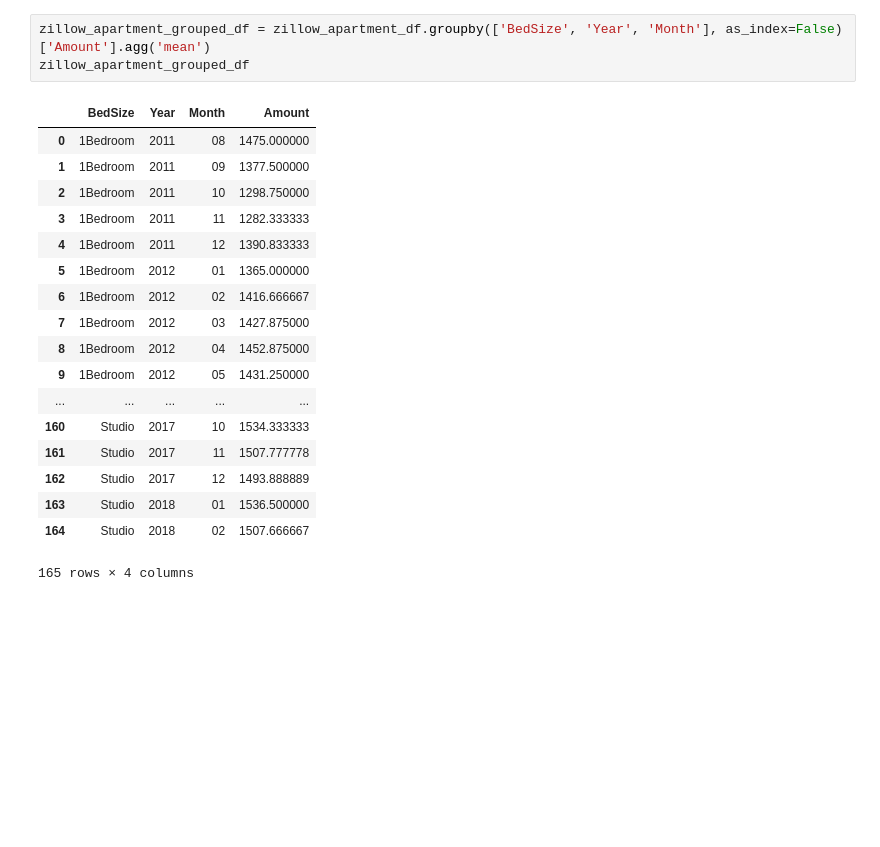
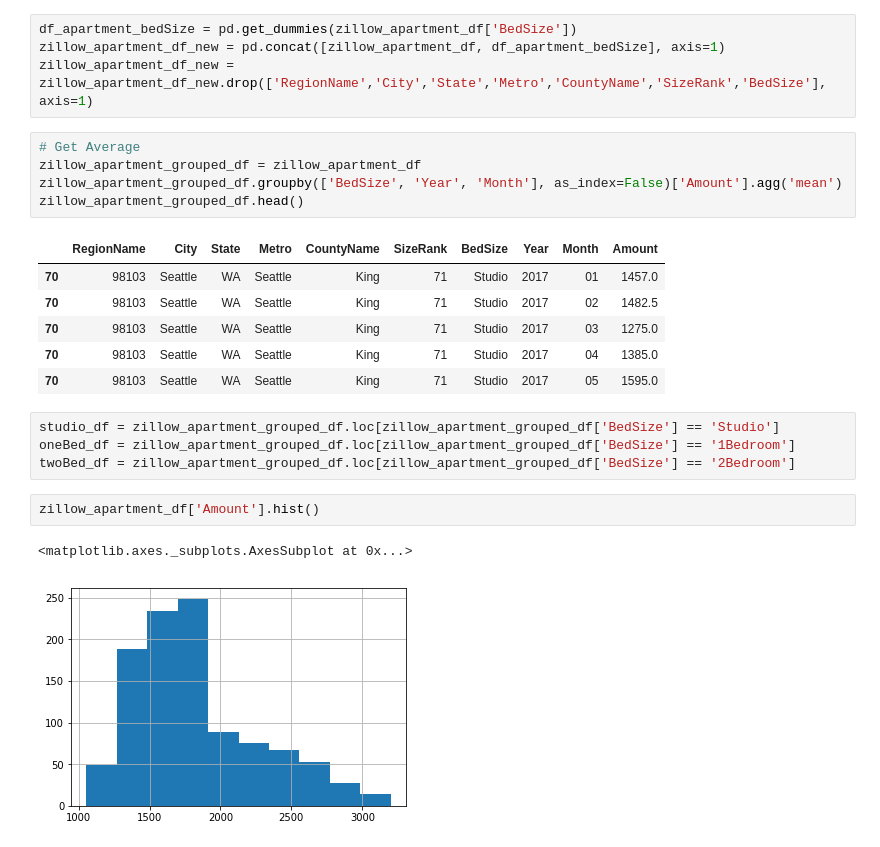
Before and after one commit to yichiang/Project-Apartment-Rent-Prediction, a Jupyter notebook: EDA.ipynb, the cells around one changed output. Drawn from its saved outputs; the diff is of its cells as text; blank space fills up the shorter version.

```diff
--- a/EDA.ipynb
+++ b/EDA.ipynb
@@ -46,24 +73,27 @@ Studio      258
 3Bedroom     26
 Name: BedSize, dtype: int64
+# %%
+df_apartment_bedSize = pd.get_dummies(zillow_apartment_df['BedSize'])
+zillow_apartment_df_new = pd.concat([zillow_apartment_df, df_apartment_bedSize], axis=1)
+zillow_apartment_df_new = zillow_apartment_df_new.drop(['RegionName','City','State','Metro','CountyName','SizeRank','BedSize'], axis=1)
 # %%
-zillow_apartment_grouped_df = zillow_apartment_df.groupby(['BedSize', 'Year', 'Month'], as_index=False)['Amount'].agg('mean')
-zillow_apartment_grouped_df
+# Get Average
+zillow_apartment_grouped_df = zillow_apartment_df
+zillow_apartment_grouped_df.groupby(['BedSize', 'Year', 'Month'], as_index=False)['Amount'].agg('mean')
+zillow_apartment_grouped_df.head()
 # %% [output]
-|  | BedSize | Year | Month | Amount |
-| 0 | 1Bedroom | 2011 | 08 | 1475.000000 |
-| 1 | 1Bedroom | 2011 | 09 | 1377.500000 |
-| 2 | 1Bedroom | 2011 | 10 | 1298.750000 |
-| 3 | 1Bedroom | 2011 | 11 | 1282.333333 |
-| 4 | 1Bedroom | 2011 | 12 | 1390.833333 |
-| 5 | 1Bedroom | 2012 | 01 | 1365.000000 |
-| 6 | 1Bedroom | 2012 | 02 | 1416.666667 |
-| 7 | 1Bedroom | 2012 | 03 | 1427.875000 |
-| 8 | 1Bedroom | 2012 | 04 | 1452.875000 |
-| 9 | 1Bedroom | 2012 | 05 | 1431.250000 |
-| ... | ... | ... | ... | ... |
-| 160 | Studio | 2017 | 10 | 1534.333333 |
-| 161 | Studio | 2017 | 11 | 1507.777778 |
-| 162 | Studio | 2017 | 12 | 1493.888889 |
-| 163 | Studio | 2018 | 01 | 1536.500000 |
-| 164 | Studio | 2018 | 02 | 1507.666667 |
+|  | RegionName | City | State | Metro | CountyName | SizeRank | BedSize | Year | Month | Amount |
+| 70 | 98103 | Seattle | WA | Seattle | King | 71 | Studio | 2017 | 01 | 1457.0 |
+| 70 | 98103 | Seattle | WA | Seattle | King | 71 | Studio | 2017 | 02 | 1482.5 |
+| 70 | 98103 | Seattle | WA | Seattle | King | 71 | Studio | 2017 | 03 | 1275.0 |
+| 70 | 98103 | Seattle | WA | Seattle | King | 71 | Studio | 2017 | 04 | 1385.0 |
+| 70 | 98103 | Seattle | WA | Seattle | King | 71 | Studio | 2017 | 05 | 1595.0 |
-165 rows × 4 columns
+# %%
+studio_df = zillow_apartment_grouped_df.loc[zillow_apartment_grouped_df['BedSize'] == 'Studio']
+oneBed_df = zillow_apartment_grouped_df.loc[zillow_apartment_grouped_df['BedSize'] == '1Bedroom']
+twoBed_df = zillow_apartment_grouped_df.loc[zillow_apartment_grouped_df['BedSize'] == '2Bedroom']
+# %%
+zillow_apartment_df['Amount'].hist()
+# %% [output]
+<matplotlib.axes._subplots.AxesSubplot at 0x...>
+[figure, added]
```
Also changed, not shown: parts of 21 cells of this notebook, 8 other files.
